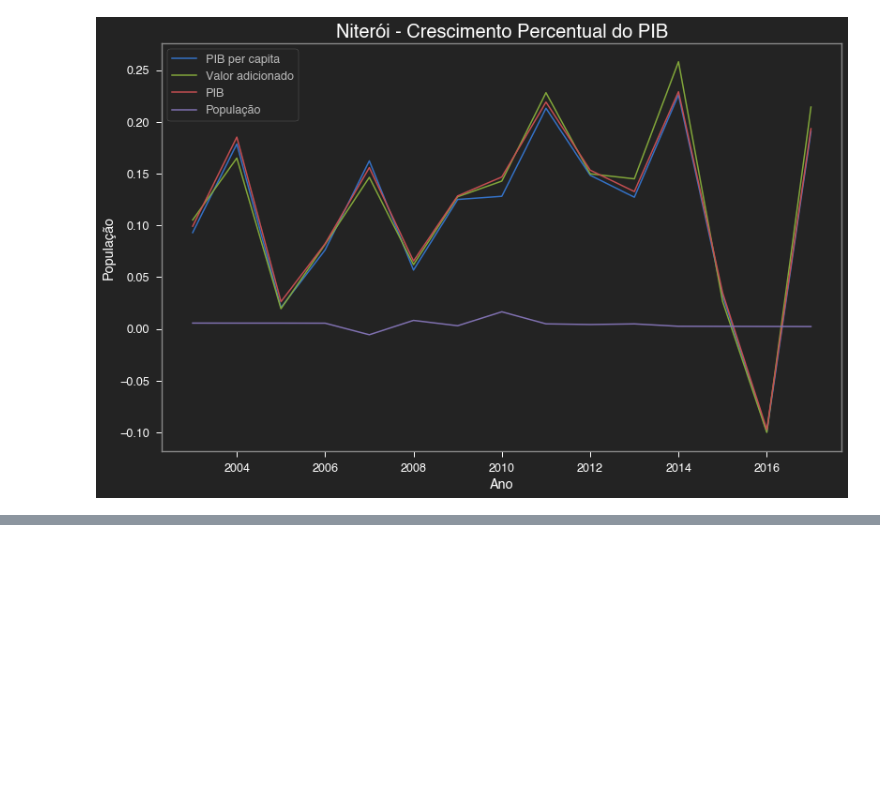
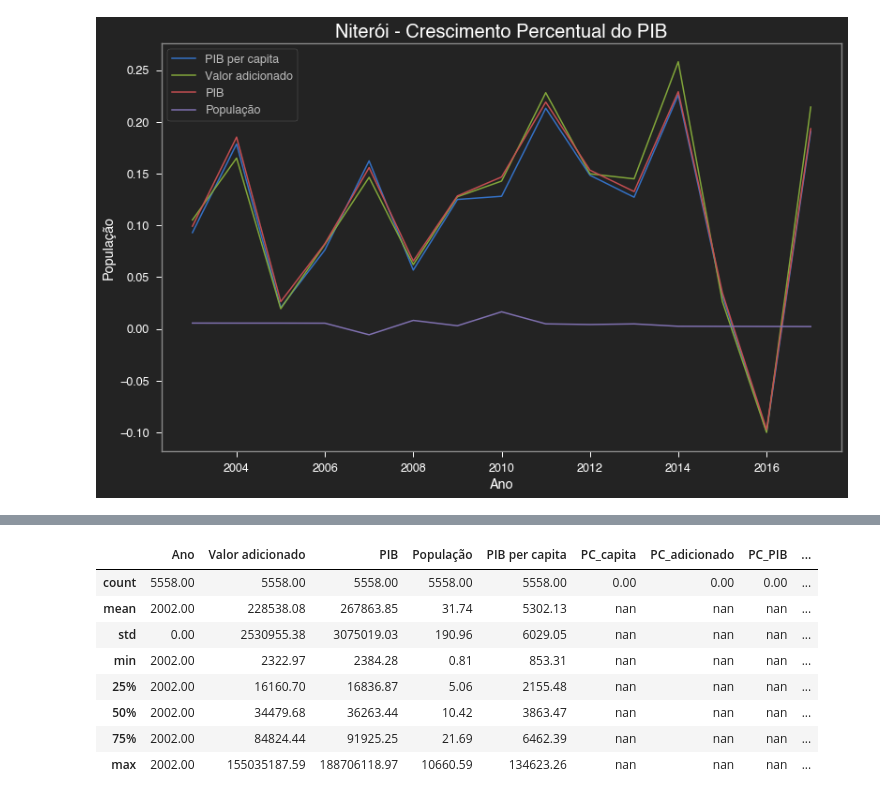
Before and after one commit to danielnrocha/Convergencia_PIB_Municipios, a Jupyter notebook: ConvergenciaMunicipios.ipynb, the cells around one changed output, grey strips where cells are left out. Drawn from its saved outputs; the diff is of its cells as text; code cells hidden in the pictures; blank space fills up the shorter version.

```diff
--- a/ConvergenciaMunicipios.ipynb
+++ b/ConvergenciaMunicipios.ipynb
@@ -259,0 +256,14 @@ pct_change_city_name('Barão de Antonina',show_table=True,show_plot=False)
+# %%
+pib_cities_2002 = pib_cities[pib_cities['Ano'] == 2002]
+
+pib_cities_2002.describe()
+# %% [output]
+|  | Ano | Valor adicionado | PIB | População | PIB per capita | PC_capita | PC_adicionado | PC_PIB | ... |
+| count | 5558.00 | 5558.00 | 5558.00 | 5558.00 | 5558.00 | 0.00 | 0.00 | 0.00 | ... |
+| mean | 2002.00 | 228538.08 | 267863.85 | 31.74 | 5302.13 | nan | nan | nan | ... |
+| std | 0.00 | 2530955.38 | 3075019.03 | 190.96 | 6029.05 | nan | nan | nan | ... |
+| min | 2002.00 | 2322.97 | 2384.28 | 0.81 | 853.31 | nan | nan | nan | ... |
+| 25% | 2002.00 | 16160.70 | 16836.87 | 5.06 | 2155.48 | nan | nan | nan | ... |
+| 50% | 2002.00 | 34479.68 | 36263.44 | 10.42 | 3863.47 | nan | nan | nan | ... |
+| 75% | 2002.00 | 84824.44 | 91925.25 | 21.69 | 6462.39 | nan | nan | nan | ... |
+| max | 2002.00 | 155035187.59 | 188706118.97 | 10660.59 | 134623.26 | nan | nan | nan | ... |
```
Also changed, not shown: parts of 15 cells of this notebook.
